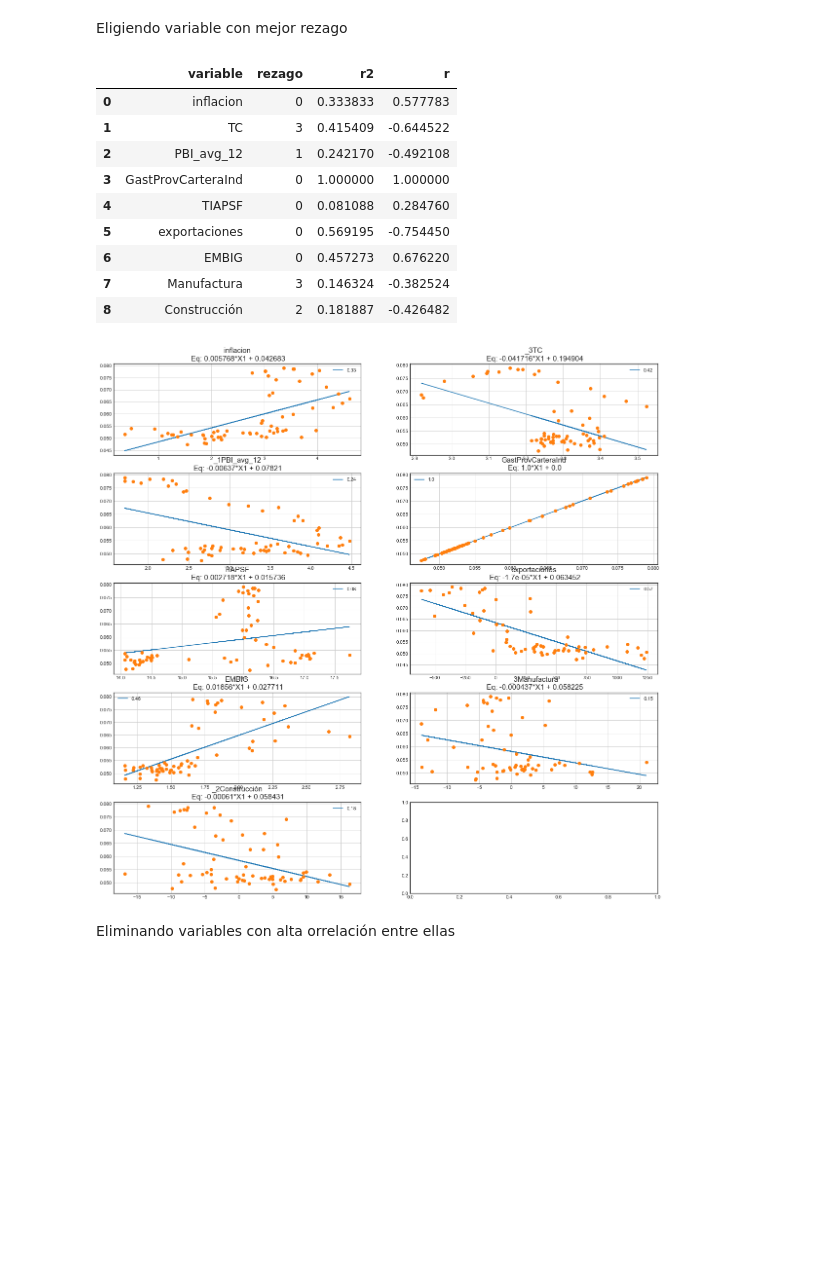
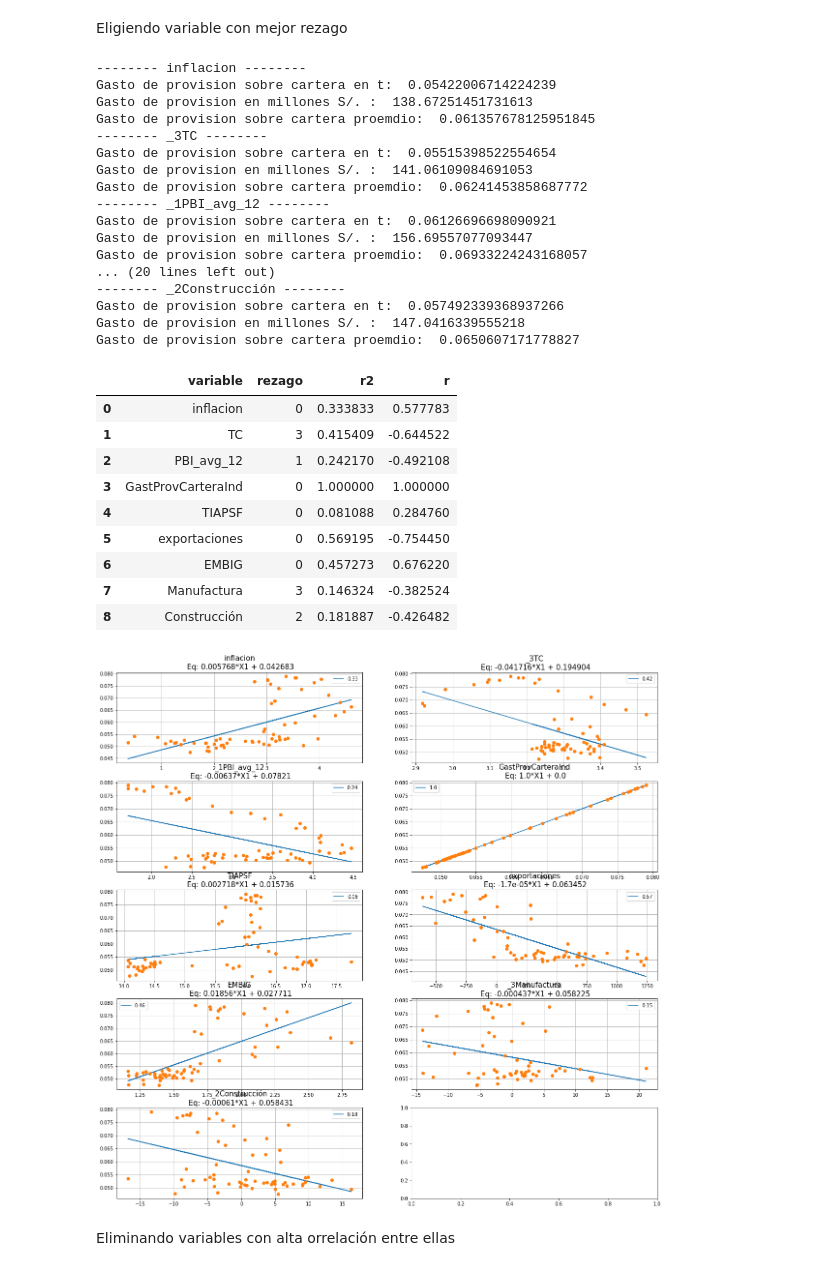
Before and after one commit to NigthDragon5000/Credit-Risk-Modeling, a Jupyter notebook: Series de Tiempo - modelo PBI.ipynb, the cells around one changed output. Drawn from its saved outputs; the diff is of its cells as text; code cells hidden in the pictures; blank space fills up the shorter version.

```diff
--- a/Series de Tiempo - modelo PBI.ipynb
+++ b/Series de Tiempo - modelo PBI.ipynb
@@ -125,7 +125,7 @@ Index(['inflacion', 'TC', 'PBI_avg_12', 'GastProvCarteraInd', 'TIAPSF',
 Eligiendo variable con mejor rezago
 # %%
 
-def analisis_rezagos(df,n_rezagos,dep):
+def analisis_rezagos(df,n_rezagos,dep,dicc):
     variables_a_analizar=df.columns
     ind=df.copy()
     ind=ts.rezagar(ind,n_rezagos,diferencias=False)
@@ -188,6 +188,7 @@ def analisis_rezagos(df,n_rezagos,dep):
 
     fig, axes = plt.subplots(nrows=5, ncols=2)
 
+
     for ax, title, y in zip(axes.flat, titles, y_vals):
         #print(ax,title,y)
         m, b = np.polyfit(y,x, 1)
@@ -197,26 +198,47 @@ def analisis_rezagos(df,n_rezagos,dep):
         ax.set_title(title+'\n Eq: '+str(round(m,6))+'*X1 + '+str(round(b,6)),fontsize=15)
         ax.grid(True)
 
+        print('--------',title,'--------')
+        print('Gasto de provision sobre cartera en t: ',m*dicc[title]+b)
+        print('Gasto de provision en millones S/. : ',( (m*dicc[title]+b)*2557586551)/1000000 )
+        print('Gasto de provision sobre cartera proemdio: ',( (m*dicc[title]+b)*2557586551)/2260067831  )
 
 
-    ind=ind[titles]
-
     return cuadro,ind
+# %%
+dicc = {'inflacion':2,'_3TC':3.35,'_1PBI_avg_12':2.66,'GastProvCarteraInd':5.39,'TIAPSF':14.08,'exportaciones':1000,'EMBIG':1.16,'_3Manufactura':1.77,'_2Construcción':1.54}
 # %%
-cuadro,ind=analisis_rezagos(ind,4,dep='GastProvCarteraInd')
+cuadro,ind=analisis_rezagos(ind,4,dep='GastProvCarteraInd',dicc= dicc)
 cuadro
 # %% [output]
+-------- inflacion --------
+Gasto de provision sobre cartera en t:  0.05422006714224239
+Gasto de provision en millones S/. :  138.67251451731613
+Gasto de provision sobre cartera proemdio:  0.061357678125951845
+-------- _3TC --------
+Gasto de provision sobre cartera en t:  0.05515398522554654
+Gasto de provision en millones S/. :  141.06109084691053
+Gasto de provision sobre cartera proemdio:  0.06241453858687772
+-------- _1PBI_avg_12 --------
+Gasto de provision sobre cartera en t:  0.06126696698090921
+Gasto de provision en millones S/. :  156.69557077093447
+Gasto de provision sobre cartera proemdio:  0.06933224243168057
+... (20 lines left out)
+-------- _2Construcción --------
+Gasto de provision sobre cartera en t:  0.057492339368937266
+Gasto de provision en millones S/. :  147.0416339555218
+Gasto de provision sobre cartera proemdio:  0.0650607171778827
 |  | variable | rezago | r2 | r |
 | 0 | inflacion | 0 | 0.333833 | 0.577783 |
 | 1 | TC | 3 | 0.415409 | -0.644522 |
 | 2 | PBI_avg_12 | 1 | 0.242170 | -0.492108 |
 | 3 | GastProvCarteraInd | 0 | 1.000000 | 1.000000 |
 | 4 | TIAPSF | 0 | 0.081088 | 0.284760 |
 | 5 | exportaciones | 0 | 0.569195 | -0.754450 |
 | 6 | EMBIG | 0 | 0.457273 | 0.676220 |
 | 7 | Manufactura | 3 | 0.146324 | -0.382524 |
 | 8 | Construcción | 2 | 0.181887 | -0.426482 |
-[figure, old version]
+[figure, new version]
 # %% [markdown]
 Eliminando variables con alta orrelación entre ellas
 # %%
```
